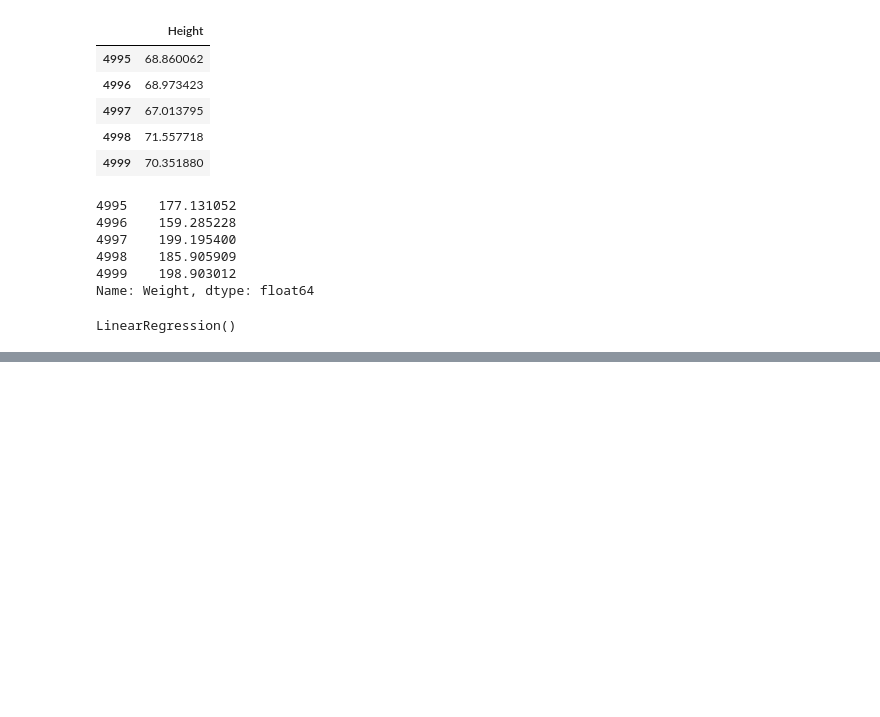
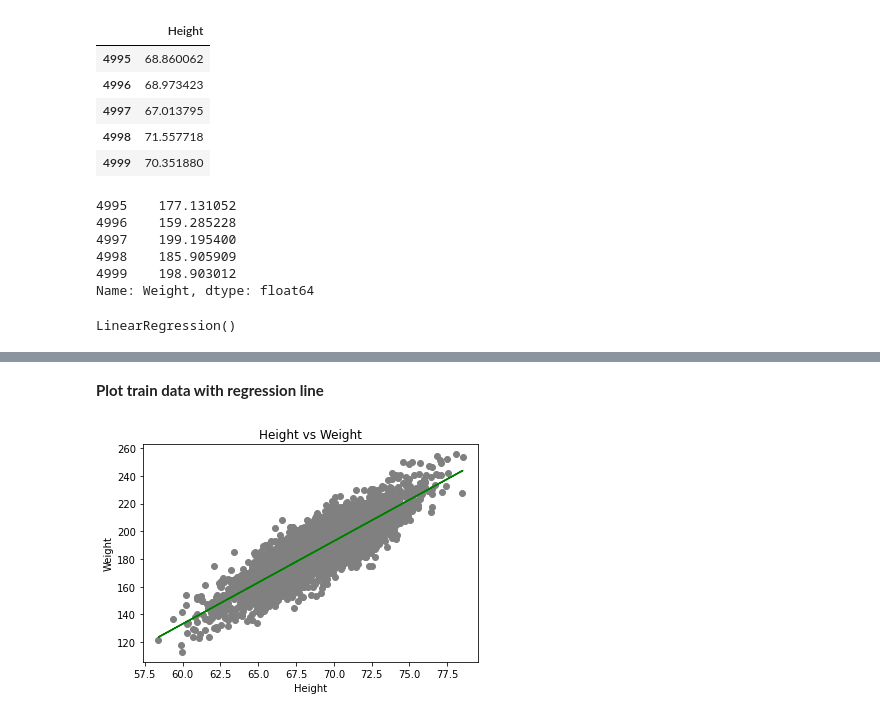
Before and after one commit to sswayansidha/ML-Models-Dump, a Jupyter notebook: Implementation/P1_Simple_Linear_Regression.ipynb, the cells around one changed output, grey strips where cells are left out. Cells and saved outputs as stored; diff of their text form; code cells hidden in the pictures; blank space fills up the shorter version.

```diff
--- a/Implementation/P1_Simple_Linear_Regression.ipynb
+++ b/Implementation/P1_Simple_Linear_Regression.ipynb
@@ -76,0 +123,11 @@ LinearRegression()
+# %% [markdown]
+**Plot train data with regression line**
+# %%
+plt.scatter(x_train, y_train, color = "gray")
+plt.plot(x_train, model.predict(x_train), color = "green")
+plt.title("Height vs Weight")
+plt.xlabel("Height")
+plt.ylabel("Weight")
+plt.show()
+# %% [output]
+[figure, added]
```
Also changed, not shown: parts of 16 cells of this notebook.
